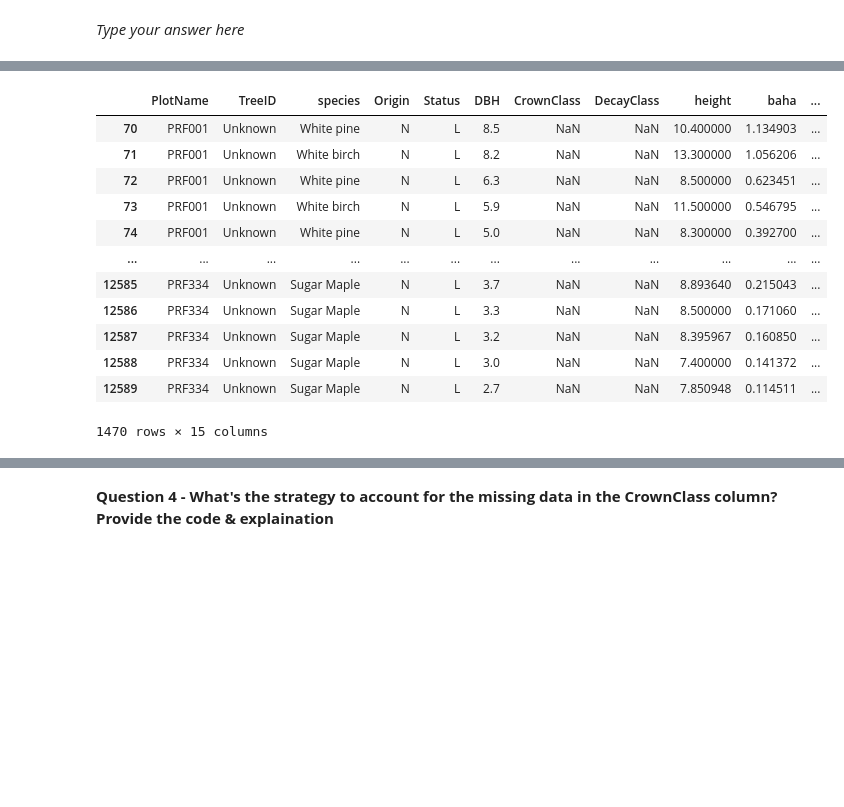
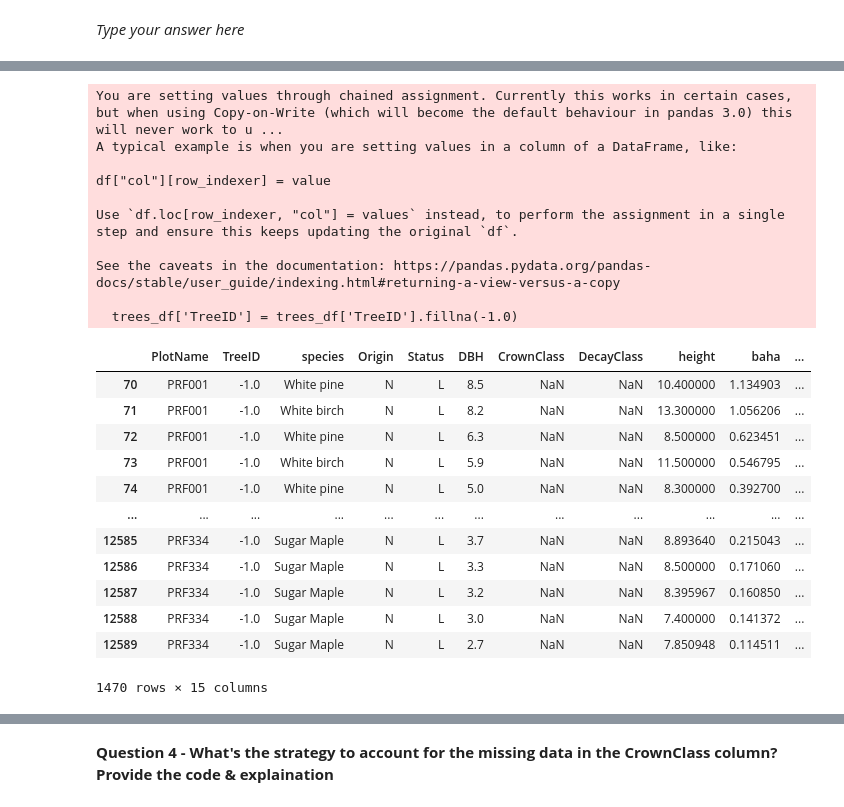
Before and after one commit to subornaa/Data-Analytics-Tutorials, a Jupyter notebook: Data_Wrangling_Tutorials.ipynb, the cells around one changed output, grey strips where cells are left out. Saved outputs shown, nothing was run; the diff lists cells and outputs as text; code cells hidden in the pictures; blank space fills up the shorter version.

```diff
--- a/Data_Wrangling_Tutorials.ipynb
+++ b/Data_Wrangling_Tutorials.ipynb
@@ -484,0 +446,30 @@ dtype: int64
+# %%
+#@title Solution
+ironwood_mask = (
+    trees_df['species'].str.strip().eq('Ironwood') &
+    trees_df['biomass'].isna() &
+    trees_df['DBH'].notna()
+)
+
+# Apply Ironwood-specific equation where criteria are met
+trees_df.loc[ironwood_mask, 'biomass'] = trees_df.loc[ironwood_mask, 'DBH'].apply(
+    lambda dbh: 0.124 * (dbh ** 2.3)  # kg/tree
+)
+
+# Convert to kg/ha (using given stems per hectare)
+# trees_df.loc[ironwood_mask, 'biomass'] = (
+#     trees_df.loc[ironwood_mask, 'biomass'] * trees_df.loc[ironwood_mask, 'stems']
+# )
+
+# Convert to kg/ha (assuming stand density = 1000 trees/ha)
+STAND_DENSITY = 1000  # Petawawa default
+trees_df.loc[ironwood_mask, 'biomass'] *= STAND_DENSITY
+
+# Verify no remaining Ironwood missing values
+print(f"Remaining missing biomass in Ironwood: {trees_df[trees_df['species'].str.strip() == 'Ironwood']['biomass'].isna().sum()}")
+
+# # Display the first few rows of the DataFrame after filling missing values in biomass
+display(trees_df.head())
+
+# # Remaining null values in the DataFrame
+print(f"\n\nRemaining null values in the DataFrame: \n\n{trees_df.isnull().sum()}")
@@ -491,12 +520,18 @@ dtype: int64
 # %%
 #@title Solution
 
-trees_df['TreeID'] = trees_df['TreeID'].fillna('Unknown')
+# checking the 'TreeID' type
+print(f"\n\nTreeID column is of type \n\n{trees_df['TreeID'].dtype}")
+# the unique values in the 'TreeID' column
+print(f"\n\nUnique values in the 'TreeID' column: \n\n{trees_df['TreeID'].unique()}")
+
+# Replace the NaN values in 'TreeID' with -1.0
+trees_df['TreeID'] = trees_df['TreeID'].fillna(-1.0)
 
 # display all the rows where TreeID is 'Unknown'
-unknown_tree_ids = trees_df[trees_df['TreeID'] == 'Unknown']
+unknown_tree_ids = trees_df[trees_df['TreeID'] == -1.0]
 display(unknown_tree_ids)
-display(trees_df.tail())
+display(trees_df.head())
 
 # Remaining null values in the DataFrame
 print(f"\n\nRemaining null values in the DataFrame: \n\n{trees_df.isnull().sum()}")
@@ -514,14 +556,24 @@ See the caveats in the documentation: https://pandas.pydata.org/pandas-docs/stab
+You are setting values through chained assignment. Currently this works in certain cases, but when using Copy-on-Write (which will become the default behaviour in pandas 3.0) this will never work to u ...
+A typical example is when you are setting values in a column of a DataFrame, like:
+
+df["col"][row_indexer] = value
+
+Use `df.loc[row_indexer, "col"] = values` instead, to perform the assignment in a single step and ensure this keeps updating the original `df`.
+
+See the caveats in the documentation: https://pandas.pydata.org/pandas-docs/stable/user_guide/indexing.html#returning-a-view-versus-a-copy
+
+  trees_df['TreeID'] = trees_df['TreeID'].fillna(-1.0)
 |  | PlotName | TreeID | species | Origin | Status | DBH | CrownClass | DecayClass | height | baha | ... |
-| 70 | PRF001 | Unknown | White pine | N | L | 8.5 | NaN | NaN | 10.400000 | 1.134903 | ... |
-| 71 | PRF001 | Unknown | White birch | N | L | 8.2 | NaN | NaN | 13.300000 | 1.056206 | ... |
-| 72 | PRF001 | Unknown | White pine | N | L | 6.3 | NaN | NaN | 8.500000 | 0.623451 | ... |
-| 73 | PRF001 | Unknown | White birch | N | L | 5.9 | NaN | NaN | 11.500000 | 0.546795 | ... |
-| 74 | PRF001 | Unknown | White pine | N | L | 5.0 | NaN | NaN | 8.300000 | 0.392700 | ... |
+| 70 | PRF001 | -1.0 | White pine | N | L | 8.5 | NaN | NaN | 10.400000 | 1.134903 | ... |
+| 71 | PRF001 | -1.0 | White birch | N | L | 8.2 | NaN | NaN | 13.300000 | 1.056206 | ... |
+| 72 | PRF001 | -1.0 | White pine | N | L | 6.3 | NaN | NaN | 8.500000 | 0.623451 | ... |
+| 73 | PRF001 | -1.0 | White birch | N | L | 5.9 | NaN | NaN | 11.500000 | 0.546795 | ... |
+| 74 | PRF001 | -1.0 | White pine | N | L | 5.0 | NaN | NaN | 8.300000 | 0.392700 | ... |
 | ... | ... | ... | ... | ... | ... | ... | ... | ... | ... | ... | ... |
-| 12585 | PRF334 | Unknown | Sugar Maple | N | L | 3.7 | NaN | NaN | 8.893640 | 0.215043 | ... |
-| 12586 | PRF334 | Unknown | Sugar Maple | N | L | 3.3 | NaN | NaN | 8.500000 | 0.171060 | ... |
-| 12587 | PRF334 | Unknown | Sugar Maple | N | L | 3.2 | NaN | NaN | 8.395967 | 0.160850 | ... |
-| 12588 | PRF334 | Unknown | Sugar Maple | N | L | 3.0 | NaN | NaN | 7.400000 | 0.141372 | ... |
-| 12589 | PRF334 | Unknown | Sugar Maple | N | L | 2.7 | NaN | NaN | 7.850948 | 0.114511 | ... |
+| 12585 | PRF334 | -1.0 | Sugar Maple | N | L | 3.7 | NaN | NaN | 8.893640 | 0.215043 | ... |
+| 12586 | PRF334 | -1.0 | Sugar Maple | N | L | 3.3 | NaN | NaN | 8.500000 | 0.171060 | ... |
+| 12587 | PRF334 | -1.0 | Sugar Maple | N | L | 3.2 | NaN | NaN | 8.395967 | 0.160850 | ... |
+| 12588 | PRF334 | -1.0 | Sugar Maple | N | L | 3.0 | NaN | NaN | 7.400000 | 0.141372 | ... |
+| 12589 | PRF334 | -1.0 | Sugar Maple | N | L | 2.7 | NaN | NaN | 7.850948 | 0.114511 | ... |
-1470 rows × 15 columns
+1470 rows × 15 columns
 |  | PlotName | TreeID | species | Origin | Status | DBH | CrownClass | DecayClass | height | baha | ... |
```
Also changed, not shown: parts of 15 cells of this notebook.
